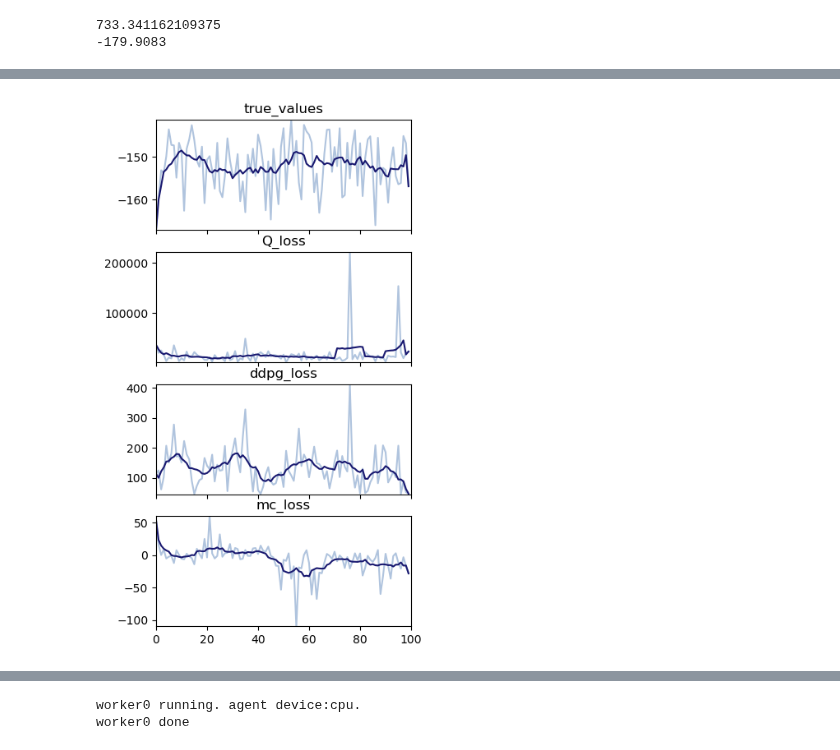
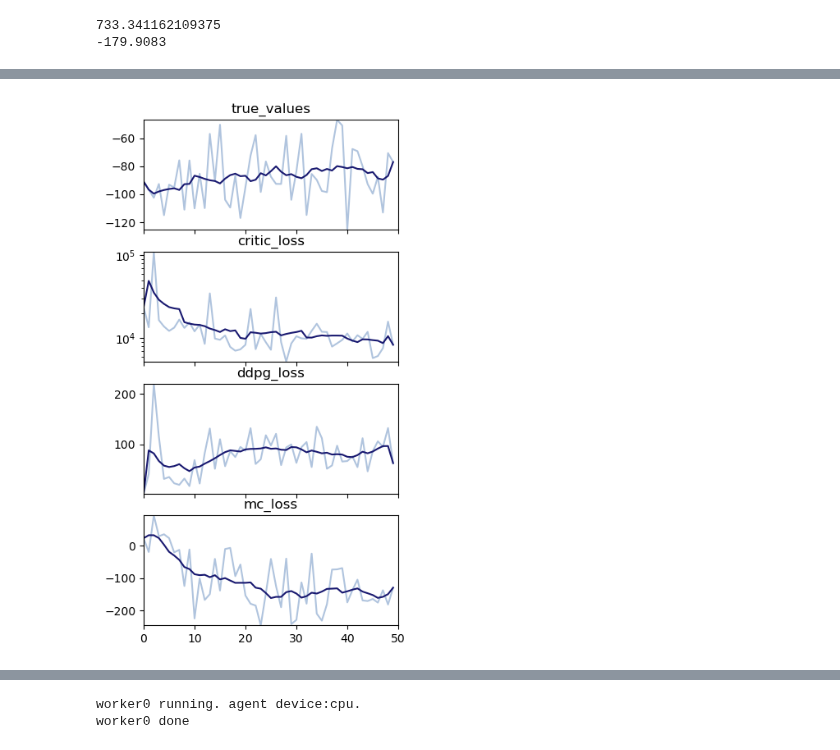
Before and after one commit to liziyao99/multi-debris-avoidance, a Jupyter notebook: quickStart.ipynb, the cells around one changed output, grey strips where cells are left out. Drawn from its saved outputs; the diff is of its cells as text; code cells hidden in the pictures.

```diff
--- a/quickStart.ipynb
+++ b/quickStart.ipynb
@@ -188,9 +188,9 @@ h1out_ub = [ 1000]*3 + [ 3.6]*3
 h1out_lb = [-1000]*3 + [-3.6]*3
 h2out_ub = [ 0.06]*3
 h2out_lb = [-0.06]*3
-agentArgs = {"h1a_hiddens": [512]*8,
+agentArgs = {"h1a_hiddens": [640]*12,
              "h2a_hiddens": [512]*8,
-             "h1c_hiddens": [512]*8,
+             "h1c_hiddens": [640]*12,
              "h1out_ub": h1out_ub,
              "h1out_lb": h1out_lb,
              "h2out_ub": h2out_ub,
@@ -198,15 +198,15 @@ agentArgs = {"h1a_hiddens": [512]*8,
 buffer_keys = ["states", "obss", "actions", "rewards", "next_states", "next_obss",
                "dones", "Q_targets", "V_targets", "regret_mc"]
 buffer = data.buffer.replayBuffer(buffer_keys, capacity=100000, batch_size=640)
-mt = mpH2Trainer(n_process=8, buffer=buffer, n_debris=3, agentArgs=agentArgs,
-                 select_itr=16, select_size=16, batch_size=4096, main_device="cuda", mode="alter")
+mt = mpH2Trainer(n_process=16, buffer=buffer, n_debris=3, agentArgs=agentArgs,
+                 select_itr=2, select_size=60, batch_size=4096, main_device="cuda", mode="alter")
 # %%
 loss = mt.main_trainer.h2Pretrain(5, 100, states_num=256)
 # %%
-mt.train(5, 100, )
+mt.train(50, 50, )
 # %% [output]
 [interactive output not drawn]
-[figure, old version]
+[figure, new version]
 [interactive output not drawn]
 [interactive output not drawn]
 # %%
```
Also changed, not shown: 2 other files.
